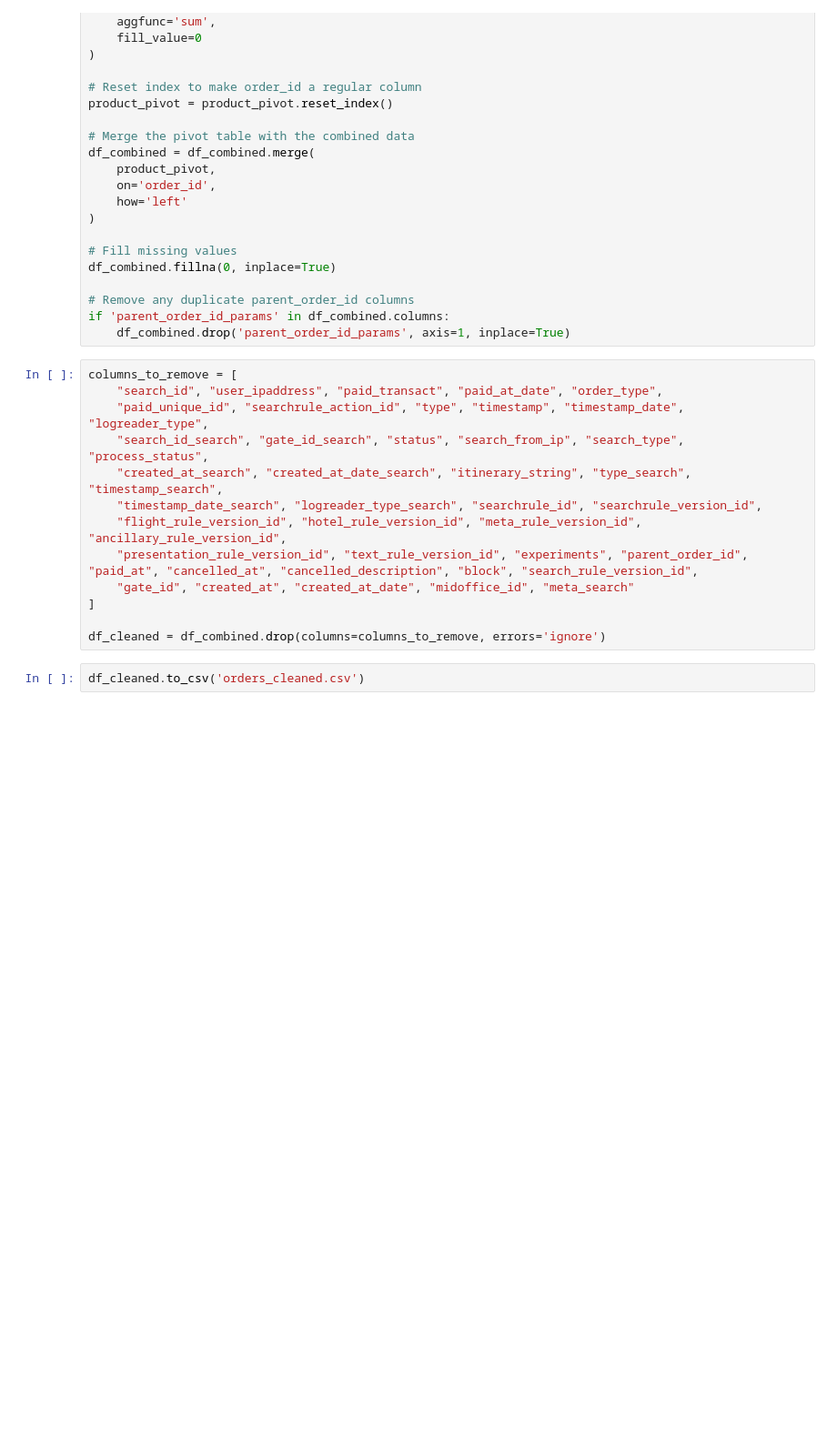
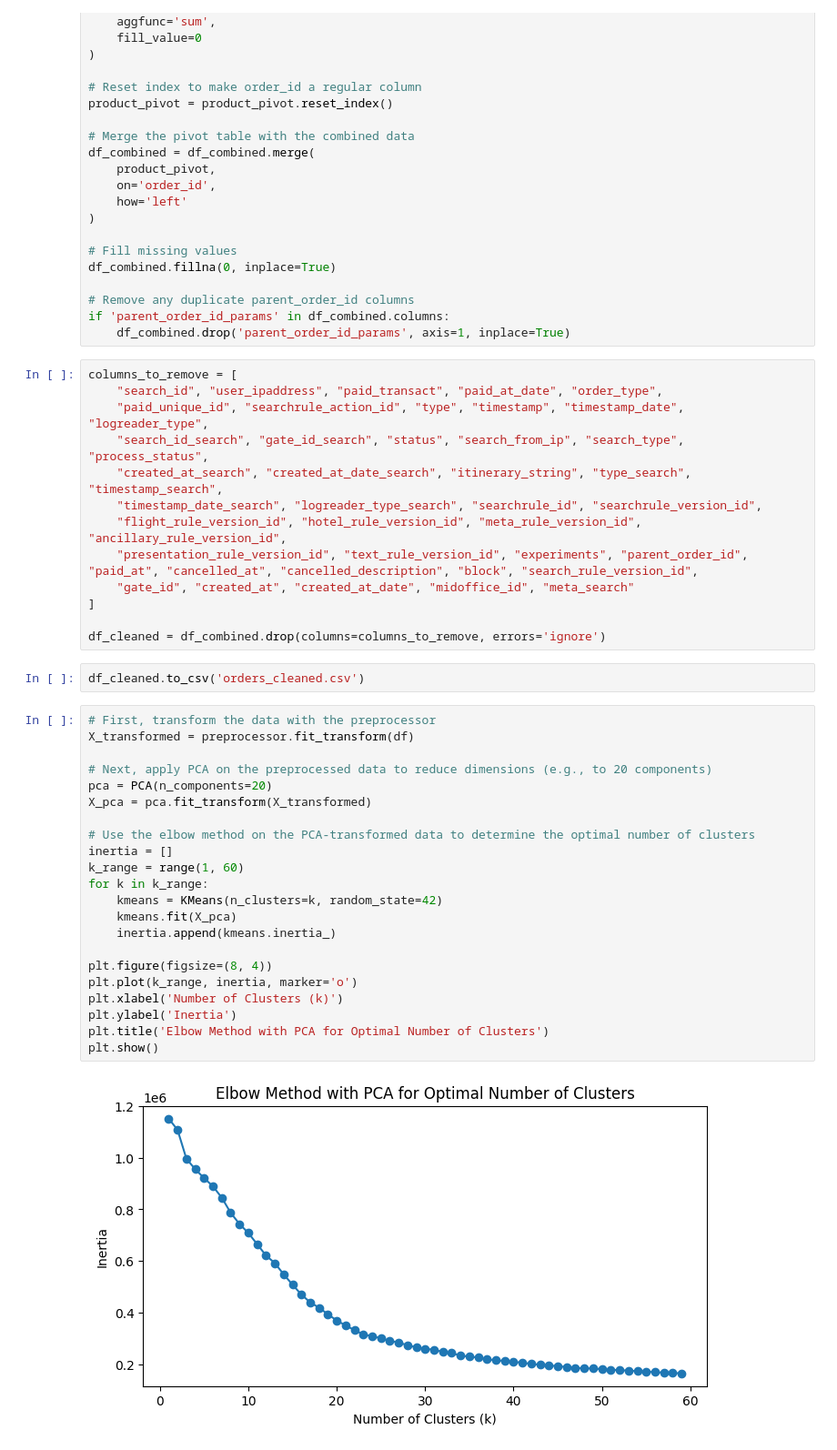
Before and after one commit to arisigfusson/case2, a Jupyter notebook: main.ipynb, the cells around one changed output. Shown at 91% size. Saved outputs shown, nothing was run; the diff lists cells and outputs as text; blank space fills up the shorter version.

Commit message:
clustering added

```diff
--- a/main.ipynb
+++ b/main.ipynb
@@ -181,3 +183,27 @@ columns_to_remove = [
 df_cleaned = df_combined.drop(columns=columns_to_remove, errors='ignore')
 # %%
 df_cleaned.to_csv('orders_cleaned.csv')
+# %%
+# First, transform the data with the preprocessor
+X_transformed = preprocessor.fit_transform(df)
+
+# Next, apply PCA on the preprocessed data to reduce dimensions (e.g., to 20 components)
+pca = PCA(n_components=20)
+X_pca = pca.fit_transform(X_transformed)
+
+# Use the elbow method on the PCA-transformed data to determine the optimal number of clusters
+inertia = []
+k_range = range(1, 60)
+for k in k_range:
+    kmeans = KMeans(n_clusters=k, random_state=42)
+    kmeans.fit(X_pca)
+    inertia.append(kmeans.inertia_)
+
+plt.figure(figsize=(8, 4))
+plt.plot(k_range, inertia, marker='o')
+plt.xlabel('Number of Clusters (k)')
+plt.ylabel('Inertia')
+plt.title('Elbow Method with PCA for Optimal Number of Clusters')
+plt.show()
+# %% [output]
+[figure, added]
```
Also changed, not shown: parts of 4 cells of this notebook, 1 other file.
